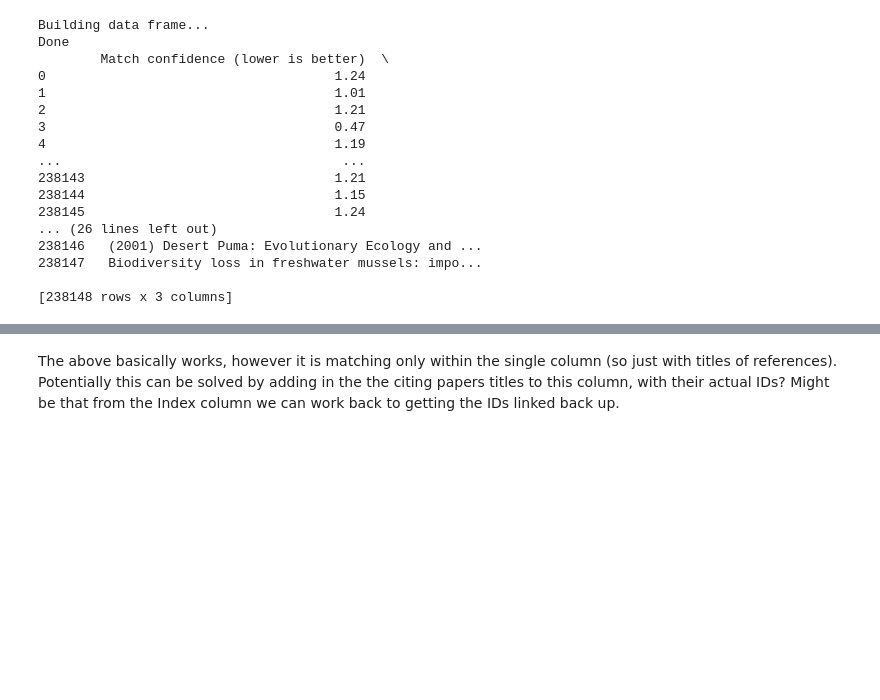
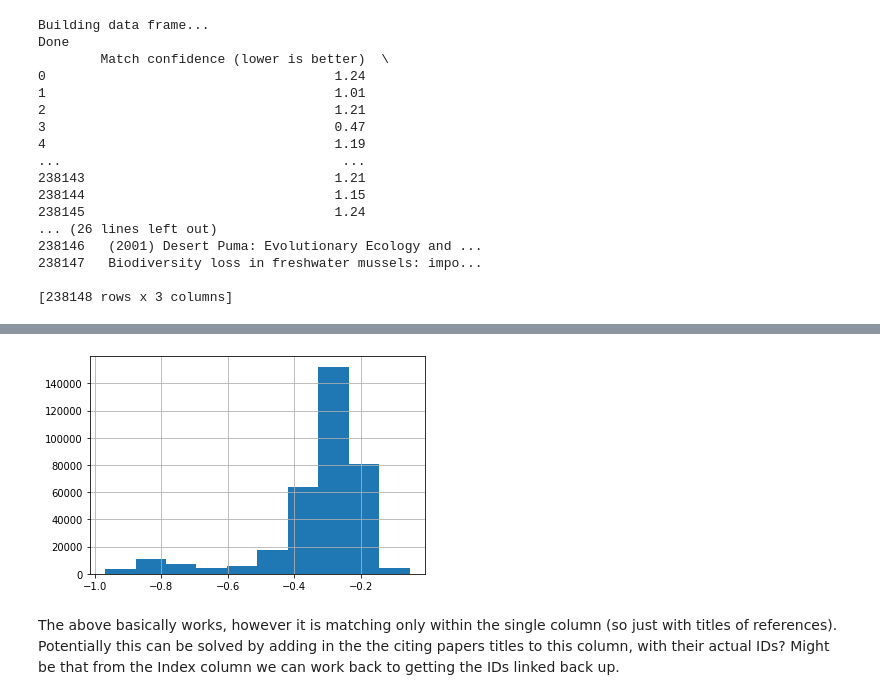
Before and after one commit to JCur96/CT-MLNetworks, a Jupyter notebook: fuzzyDist.ipynb, the cells around one changed output, grey strips where cells are left out. Drawn from its saved outputs; the diff is of its cells as text; code cells hidden in the pictures; blank space fills up the shorter version.

```diff
--- a/fuzzyDist.ipynb
+++ b/fuzzyDist.ipynb
@@ -404,3 +409,88 @@ Done
 238147   Biodiversity loss in freshwater mussels: impo...
 
 [238148 rows x 3 columns]
+# %%
+refsDf = pd.read_csv('citationNetworks/Data/SplitRefs.csv')
+refsDf = refsDf[['ID', 'ref_title']]
+refsDf['ref_title'] = refsDf['ref_title'].astype(str)
+refsDf['ID'] = refsDf['ID'].astype(str)
+
+input1_column = 'title'
+input2_column = 'ref_title'
+
+# df_CF = pd.read_csv(input2_csv) # file containing messy supplier names to match against
+messy_names = list(refsDf[input2_column].unique()) #unique list of names
+
+# create a random matrix to index
+# df = pd.read_csv(input1_csv)#this is the clean org data bulk csv
+cleanTitles = pd.read_csv('citationNetworks/Data/cleanTitles.csv')
+##### Create a list of items to match here:
+org_names = list(cleanTitles[input1_column].unique()) #unique org names from company watch file
+#Building the TFIDF off the clean dataset - takes about 5 min
+vectorizer = TfidfVectorizer(min_df=1, analyzer=ngrams)
+tf_idf_matrix = vectorizer.fit_transform(org_names)
+
+
+# cleanTitles = cleanTitles[['title']]
+
+# cleanTitle = cleanTitles['title'].unique()
+# print('Vecorizing the data - this could take a few minutes for large datasets...')
+# vectorizer = TfidfVectorizer(min_df=1, analyzer=ngrams, lowercase=False)
+# tfidf = vectorizer.fit_transform(cleanTitle)
+# print('Vecorizing completed...')
+
+data_matrix = tf_idf_matrix#[0:1000000]
+
+
+
+#Creation of vectors for the messy names
+
+# #FOR LOADING ONLY - only required if items have been saved previously
+# vectorizer = pickle.load(open("Data/vectorizer.pkl","rb"))
+# tf_idf_matrix = pickle.load(open("Data/Comp_tfidf.pkl","rb"))
+# org_names = pickle.load(open("Data/Comp_names.pkl","rb"))
+
+messy_tf_idf_matrix = vectorizer.transform(messy_names)
+
+# Set index parameters
+# These are the most important ones
+M = 80
+efC = 1000
+
+num_threads = 4 # adjust for the number of threads
+# Intitialize the library, specify the space, the type of the vector and add data points
+index = nmslib.init(method='simple_invindx', space='negdotprod_sparse_fast', data_type=nmslib.DataType.SPARSE_VECTOR)
+
+index.addDataPointBatch(data_matrix)
+# Create an index
+start = time.time()
+index.createIndex()
+end = time.time()
+print('Indexing time = %f' % (end-start))
+# Number of neighbors
+num_threads = 4
+K=1
+query_matrix = messy_tf_idf_matrix
+start = time.time()
+query_qty = query_matrix.shape[0]
+nbrs = index.knnQueryBatch(query_matrix, k = K, num_threads = num_threads)
+end = time.time()
+print('kNN time total=%f (sec), per query=%f (sec), per query adjusted for thread number=%f (sec)' %
+      (end-start, float(end-start)/query_qty, num_threads*float(end-start)/query_qty))
+mts =[]
+for i in range(len(nbrs)):
+  origional_nm = messy_names[i]
+  try:
+    matched_nm   = org_names[nbrs[i][0][0]]
+    conf         = nbrs[i][1][0]
+  except:
+    matched_nm   = "no match found"
+    conf         = None
+  mts.append([origional_nm,matched_nm,conf])
+
+mts = pd.DataFrame(mts,columns=['origional_name','matched_name','conf'])
+results = refsDf.merge(mts,left_on='ref_title',right_on='origional_name') # think changing left_on gives alternate values or not
+
+results.conf.hist()
+#Profile of matches - lower is higher confidence
+# %% [output]
@@ -407,3 +500,4 @@ Done
+[figure, added]
 # %%
 
 # from sklearn.feature_extraction.text import TfidfVectorizer
```
Also changed, not shown: parts of 2 cells of this notebook.
